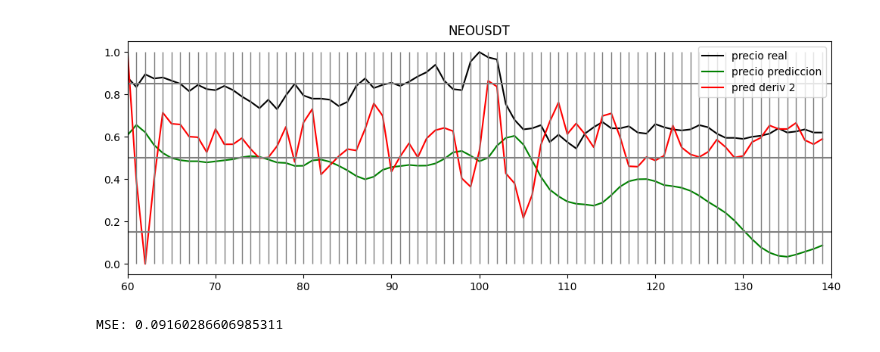
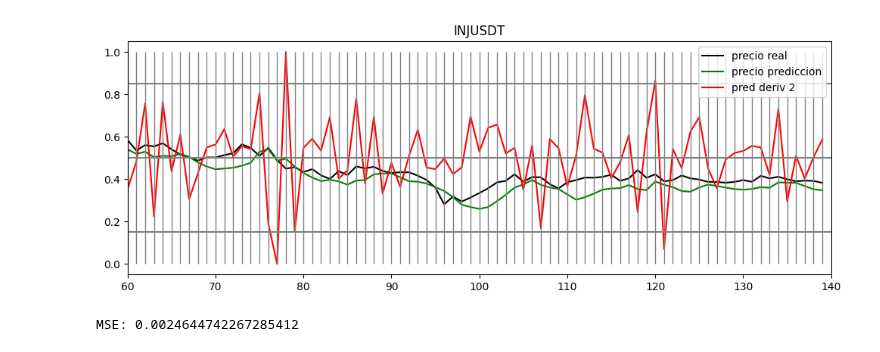
Before and after one commit to luisgomezzz/luchocrypto, a Jupyter notebook: predictor/predictor.ipynb, the cells around one changed output. Cells and saved outputs as stored; diff of their text form; code cells hidden in the pictures.

```diff
--- a/predictor/predictor.ipynb
+++ b/predictor/predictor.ipynb
@@ -15,7 +15,7 @@ import numpy as np
 from sklearn.metrics import mean_squared_error
 import keras
 
-symbol = 'NEOUSDT'
+symbol = 'INJUSDT'
 client = Client("qycthSI8s5HH0b95MxH3lFKPPUeZu8mCSgztp00x2d7SdHmfOp2U9qBeCCbxPyDg",
                 "zeJqYkyWzBIdGDMmyfUnofQiThirgEgOCDYvS3rzcq4yle1afD7YEQkciCI43yNs")
 
@@ -191,2 +191,2 @@ print('MSE:', mse)
-[figure, old version]
+[figure, new version]
-MSE: 0.09160286606985311
+MSE: 0.0024644742267285412
```
Also changed, not shown: parts of 1 cell of this notebook, 1 other file.
